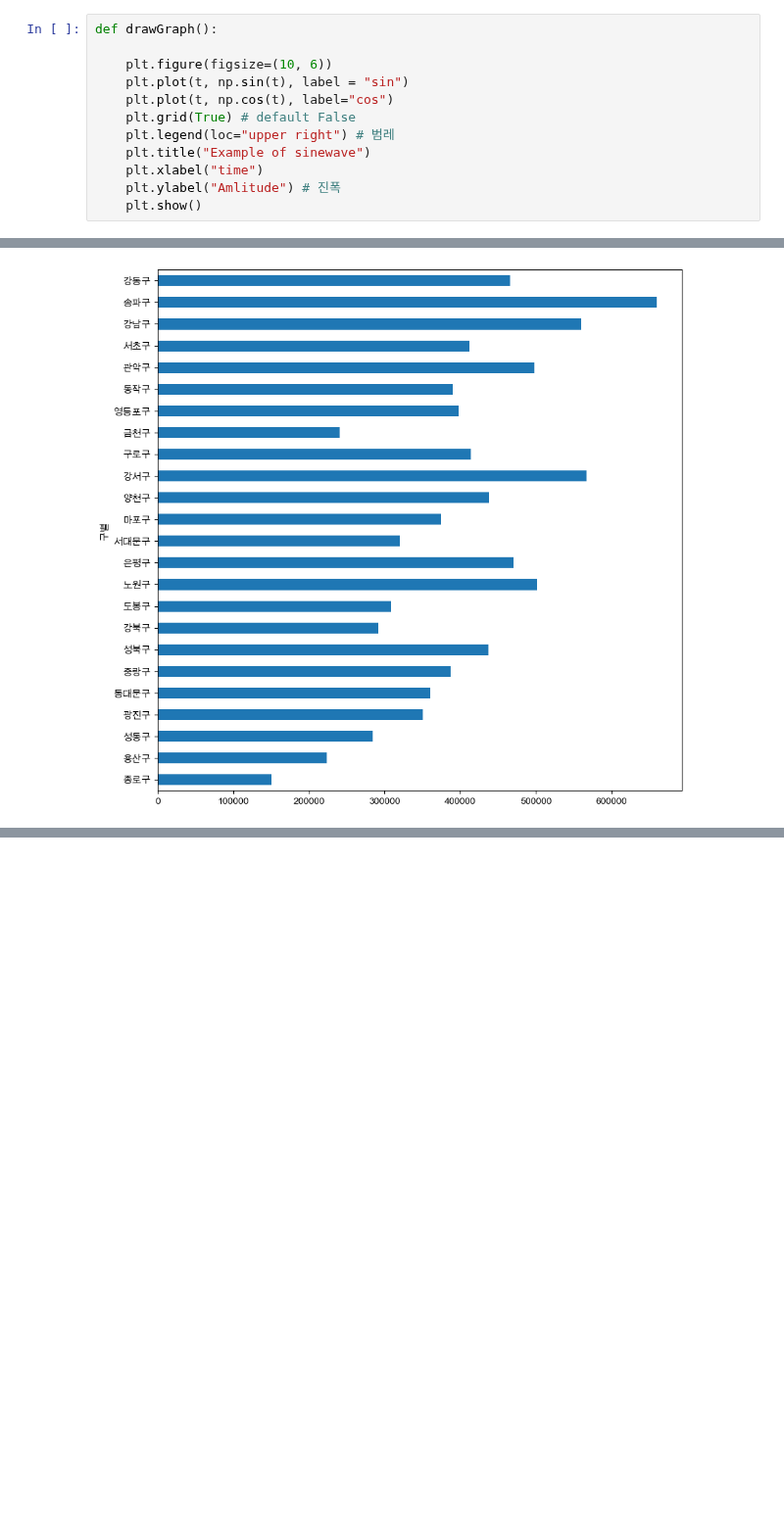
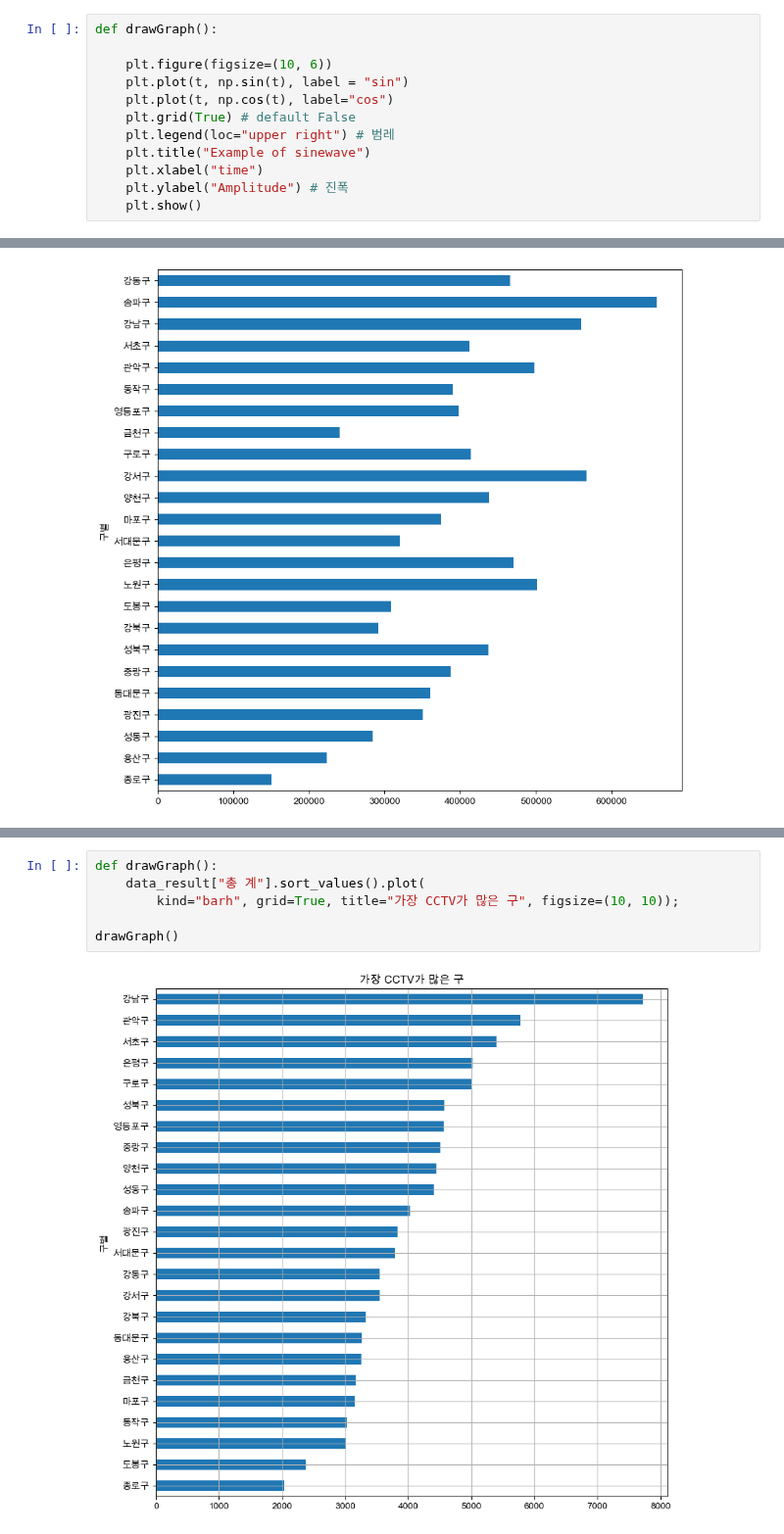
Before and after one commit to solpinetree/ds_study, a Jupyter notebook: source_code/01.Analysis Seoul CCTV.ipynb, the cells around one changed output, grey strips where cells are left out. Shown at 98% size. Drawn from its saved outputs; the diff is of its cells as text; blank space fills up the shorter version.

```diff
--- a/source_code/01.Analysis Seoul CCTV.ipynb
+++ b/source_code/01.Analysis Seoul CCTV.ipynb
@@ -1106,7 +1107,7 @@ def drawGraph():
     plt.legend(loc="upper right") # 범레
     plt.title("Example of sinewave")
     plt.xlabel("time")
-    plt.ylabel("Amlitude") # 진폭
+    plt.ylabel("Amplitude") # 진폭
     plt.show()
 # %%
 drawGraph()
@@ -1201,0 +1230,8 @@ data_result["인구수"].plot(kind="barh", figsize=(10,10)) ## matplotlib 공식
+# %%
+def drawGraph():
+    data_result["총 계"].sort_values().plot(
+        kind="barh", grid=True, title="가장 CCTV가 많은 구", figsize=(10, 10));
+
+drawGraph()
+# %% [output]
+[figure, added]
```
Also changed, not shown: parts of 53 cells of this notebook.
